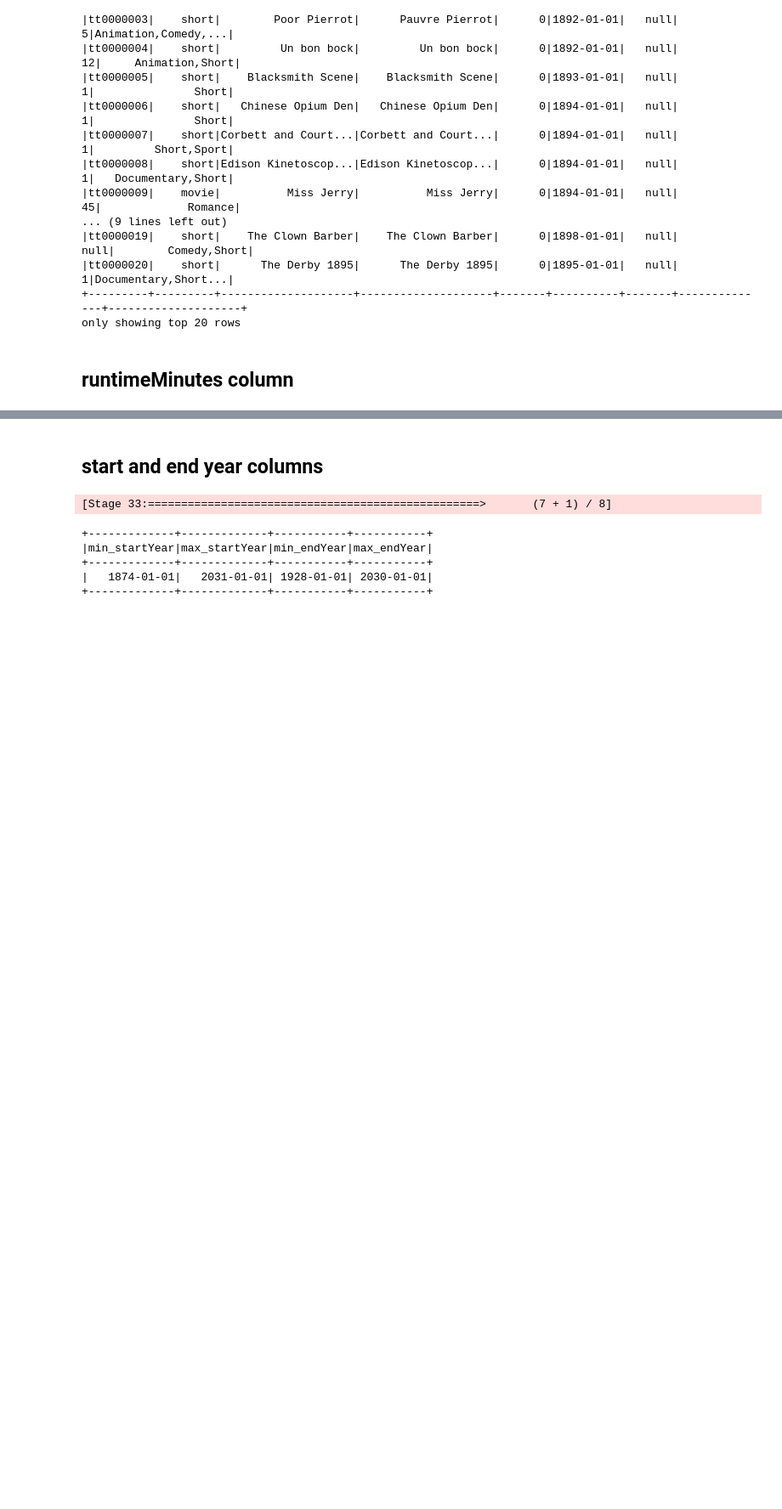
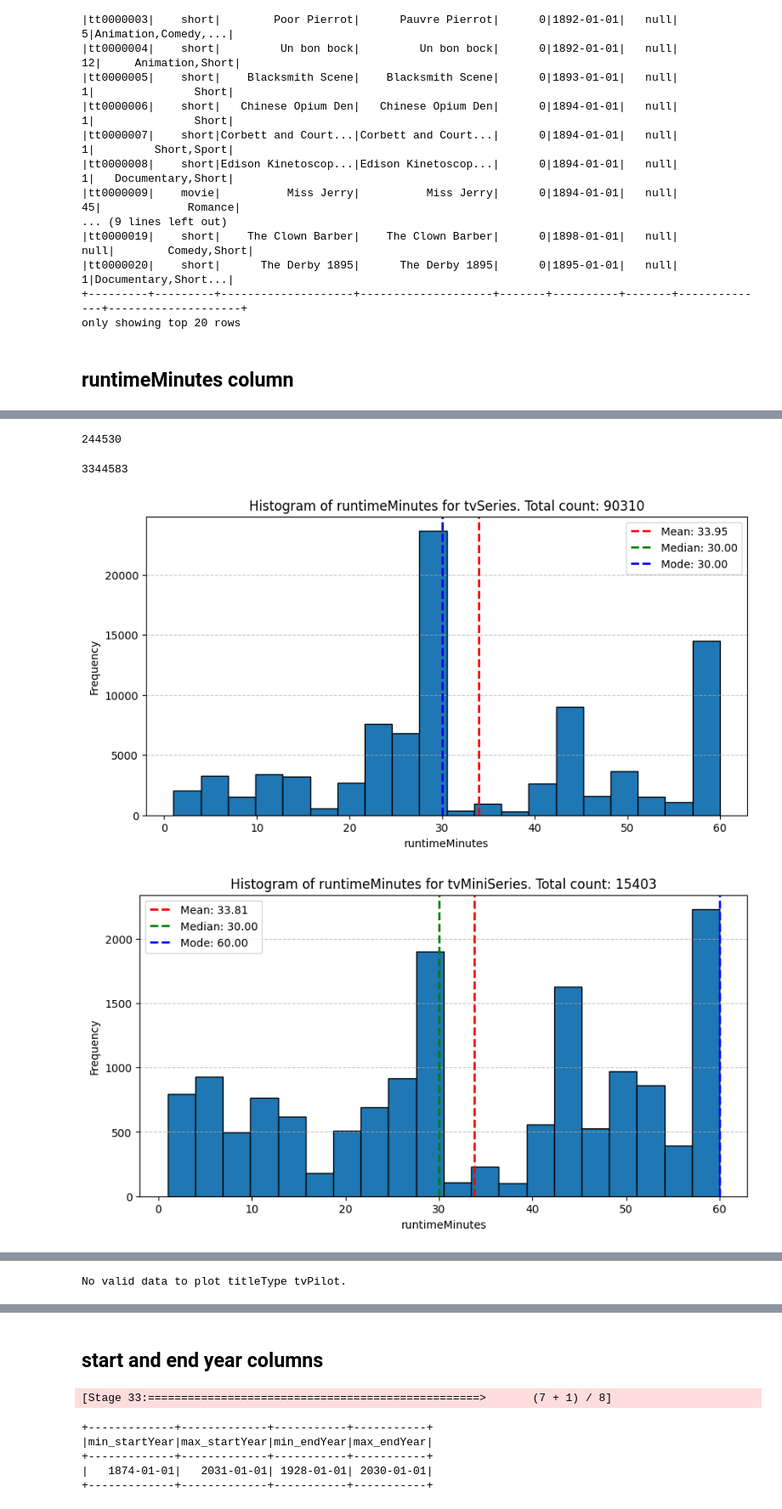
Before and after one commit to rDrayBen/imdb_bigdata_project, a Jupyter notebook: data_preparation/title_basics.ipynb, the cells around one changed output, grey strips where cells are left out. Shown at 85% size. Saved outputs shown, nothing was run; the diff lists cells and outputs as text; code cells hidden in the pictures; blank space fills up the shorter version.

```diff
--- a/data_preparation/title_basics.ipynb
+++ b/data_preparation/title_basics.ipynb
@@ -174,0 +173,6 @@ distinct_isAdult.show()
+# %%
+values_to_filter = [0, 1]
+df_filtered = filter_df_by_column_values(df_filtered, "isAdult", values_to_filter)
+
+distinct_isAdult = get_counts_and_distinct_values(df_filtered, "isAdult")
+distinct_isAdult.show()
@@ -174,0 +207,2 @@ distinct_isAdult.show()
+# %%
+df_filtered = df_filtered.filter(~(F.col("genres").isNull() | (F.col("genres") == "\\N")))
@@ -227,0 +256,3 @@ count_null_runtime.show()
+# %%
+df_new = count_nulls_percentage(df_filtered, "runtimeMinutes")
+df_new.show()
@@ -227,0 +327,53 @@ count_null_runtime.show()
+# %%
+df_runtime_suit.count()
+# %% [output]
+244530
+# %%
+filter_conditions = [
+    (col("titleType") == t) & (col("runtimeMinutes") <= n)
+    for t, n in runtime_thresholds.items()
+]
+final_condition = reduce(operator.or_, filter_conditions)
+df_runtime_suit = df_filtered.filter(final_condition)
+# %%
+df_runtime_suit.count()
+# %% [output]
+3344583
+# %%
+title_types = ['tvSeries', 'tvMiniSeries', 'tvMovie',  'tvEpisode',
+               'movie', 'tvSpecial', 'video', 'videoGame', 'tvShort',
+               'short', 'tvPilot']
+
+for title in title_types:
+    df_new = df_runtime_suit.filter(F.col("titleType") == title)
+
+    total_count = df_new.count()
+
+    hist_data = df_new.select("runtimeMinutes").toPandas()
+
+    if not hist_data.empty:
+        mean_value = hist_data["runtimeMinutes"].mean()
+        median_value = hist_data["runtimeMinutes"].median()
+        mode_value = hist_data["runtimeMinutes"].mode().iloc[0]  # Take the first mode value if there are multiple
+
+        plt.figure(figsize=(10, 5))
+        plt.hist(hist_data["runtimeMinutes"], bins=20, edgecolor='black')
+
+        plt.xlabel("runtimeMinutes")
+        plt.ylabel("Frequency")
+        plt.title(f"Histogram of runtimeMinutes for {title}. Total count: {total_count}")
+
+        plt.axvline(mean_value, color='r', linestyle='dashed', linewidth=2, label=f'Mean: {mean_value:.2f}')
+        plt.axvline(median_value, color='g', linestyle='dashed', linewidth=2, label=f'Median: {median_value:.2f}')
+        plt.axvline(mode_value, color='b', linestyle='dashed', linewidth=2, label=f'Mode: {mode_value:.2f}')
+
+        plt.legend()
+
+        plt.grid(axis="y", linestyle="--", alpha=0.7)
+
+        plt.show()
+    else:
+        print(f"No valid data to plot titleType {title}.")
+# %% [output]
+[figure, added]
+[figure, added]
@@ -227,0 +388 @@ count_null_runtime.show()
+No valid data to plot titleType tvPilot.
```
Also changed, not shown: parts of 34 cells of this notebook.
